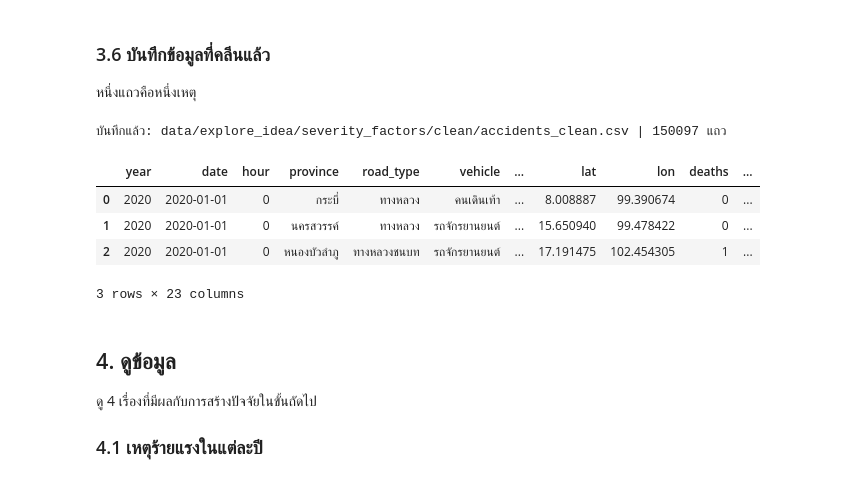
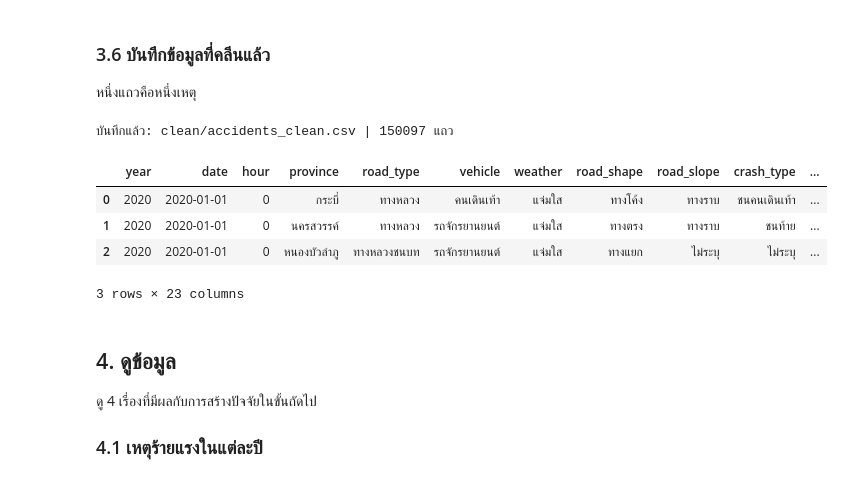
Before and after one commit to entezs/road-accident-forecast, a Jupyter notebook: notebooks/explore_idea/severity_factors.ipynb, the cells around one changed output. Saved outputs shown, nothing was run; the diff lists cells and outputs as text; code cells hidden in the pictures.

```diff
--- a/notebooks/explore_idea/severity_factors.ipynb
+++ b/notebooks/explore_idea/severity_factors.ipynb
@@ -84,3 +45,9 @@ years = [2020, 2021, 2022, 2023, 2024, 2025, 2026]
+# %%
+# notebook นี้อยู่ใน notebooks/explore_idea/ จึงย้อนขึ้นไป 2 ชั้นเพื่อเข้าโฟลเดอร์ data
+raw_dir = "../../data/datagov/"
+idea_dir = "../../data/explore_idea/severity_factors/"
+
+years = [2020, 2021, 2022, 2023, 2024, 2025, 2026]
 # %%
 # ปี 2026 ตั้งชื่อคอลัมน์บางตัวต่างจากปีอื่น จึงเปลี่ยนชื่อให้ตรงกันก่อนรวม
 rename_2026 = {
@@ -96,15 +63,16 @@ rename_2026 = {
 
 frames = []
 for year in years:
-    table = pd.read_csv(raw_dir / f"accident{year}.csv", dtype=str, encoding="utf-8-sig")
+    table = pd.read_csv(raw_dir + f"accident{year}.csv", dtype=str, encoding="utf-8-sig")
     if year == 2026:
         table = table.rename(columns=rename_2026)
     table["file_year"] = year
     frames.append(table)
     print(year, "จำนวนแถว:", len(table))
 
+# รวมทุกปีเป็นตารางเดียว
 raw = pd.concat(frames, ignore_index=True)
-print("รวมทั้งหมด:", len(raw), "แถว |", raw.shape[1], "คอลัมน์")
+print("รวมทั้งหมด:", raw.shape[0], "แถว |", raw.shape[1], "คอลัมน์")
 # %% [output]
 2020 จำนวนแถว: 21239
 2021 จำนวนแถว: 20062
@@ -292,10 +256,12 @@ print("ชั่วโมงต่ำสุด:", data["hour"].min(), "| สู
 # %%
 rows_before = len(data)
 
-has_code = data["acc_code"].notna()
-repeated_code = has_code & data.duplicated(["file_year", "acc_code"])
-data = data.loc[~repeated_code].copy()
+# ลบแถวที่รหัสเหตุซ้ำในปีเดียวกัน เก็บไว้แถวแรก
+has_code = ~data["acc_code"].isna()
+repeated_code = has_code & data.duplicated(subset=["file_year", "acc_code"])
+data = data[~repeated_code].copy()
 
+# ลบแถวที่เหมือนกันทุกช่อง (สำหรับปี 2026 ที่ไม่มีรหัสเหตุ)
 data = data.drop_duplicates().copy()
 
 print("ก่อนลบ:", rows_before, "แถว | หลังลบ:", len(data), "แถว | ลบไป:", rows_before - len(data))
@@ -334,9 +301,10 @@ dtype: int64
 สัดส่วนเหตุร้ายแรง: 18.5 %
 # %%
 # พิกัดที่อยู่นอกกรอบประเทศไทยถือว่ากรอกผิด เปลี่ยนเป็นค่าว่าง แต่ยังเก็บแถวไว้
-in_thailand = data["lat"].between(5.5, 20.6) & data["lon"].between(97.2, 105.8)
-print("พิกัดที่ว่างหรืออยู่นอกประเทศไทย:", int((~in_thailand).sum()), "แถว")
-data.loc[~in_thailand, ["lat", "lon"]] = np.nan
+in_thailand = (data["lat"] >= 5.5) & (data["lat"] <= 20.6) & (data["lon"] >= 97.2) & (data["lon"] <= 105.8)
+print("พิกัดที่ว่างหรืออยู่นอกประเทศไทย:", (~in_thailand).sum(), "แถว")
+data.loc[~in_thailand, "lat"] = np.nan
+data.loc[~in_thailand, "lon"] = np.nan
 # %% [output]
 พิกัดที่ว่างหรืออยู่นอกประเทศไทย: 869 แถว
 # %% [markdown]
@@ -485,20 +453,19 @@ Name: count, dtype: int64
 # %%
 clean_columns = ["file_year", "date", "hour", "province", "road_type", "vehicle",
                  "weather", "road_shape", "road_slope", "crash_type", "cause",
                  "n_vehicles", "n_motorcycle", "n_truck6", "n_truck10", "n_truck10plus", "n_pedestrian",
                  "lat", "lon", "deaths", "serious_injuries", "minor_injuries", "severe"]
 clean = data[clean_columns].rename(columns={"file_year": "year"}).reset_index(drop=True)
 
-clean_path = clean_dir / "accidents_clean.csv"
-clean.to_csv(clean_path, index=False, encoding="utf-8-sig")
-print("บันทึกแล้ว:", clean_path.relative_to(project_dir), "|", len(clean), "แถว")
+clean.to_csv(idea_dir + "clean/accidents_clean.csv", index=False, encoding="utf-8-sig")
+print("บันทึกแล้ว: clean/accidents_clean.csv |", len(clean), "แถว")
 clean.head(3)
 # %% [output]
-บันทึกแล้ว: data/explore_idea/severity_factors/clean/accidents_clean.csv | 150097 แถว
+บันทึกแล้ว: clean/accidents_clean.csv | 150097 แถว
-|  | year | date | hour | province | road_type | vehicle | ... | lat | lon | deaths | ... |
-| 0 | 2020 | 2020-01-01 | 0 | กระบี่ | ทางหลวง | คนเดินเท้า | ... | 8.008887 | 99.390674 | 0 | ... |
-| 1 | 2020 | 2020-01-01 | 0 | นครสวรรค์ | ทางหลวง | รถจักรยานยนต์ | ... | 15.650940 | 99.478422 | 0 | ... |
-| 2 | 2020 | 2020-01-01 | 0 | หนองบัวลำภู | ทางหลวงชนบท | รถจักรยานยนต์ | ... | 17.191475 | 102.454305 | 1 | ... |
+|  | year | date | hour | province | road_type | vehicle | weather | road_shape | road_slope | crash_type | ... |
+| 0 | 2020 | 2020-01-01 | 0 | กระบี่ | ทางหลวง | คนเดินเท้า | แจ่มใส | ทางโค้ง | ทางราบ | ชนคนเดินเท้า | ... |
+| 1 | 2020 | 2020-01-01 | 0 | นครสวรรค์ | ทางหลวง | รถจักรยานยนต์ | แจ่มใส | ทางตรง | ทางราบ | ชนท้าย | ... |
+| 2 | 2020 | 2020-01-01 | 0 | หนองบัวลำภู | ทางหลวงชนบท | รถจักรยานยนต์ | แจ่มใส | ทางแยก | ไม่ระบุ | ไม่ระบุ | ... |
 3 rows × 23 columns
 # %% [markdown]
 ## 4. ดูข้อมูล
```
Also changed, not shown: parts of 70 cells of this notebook, 3 other files.
